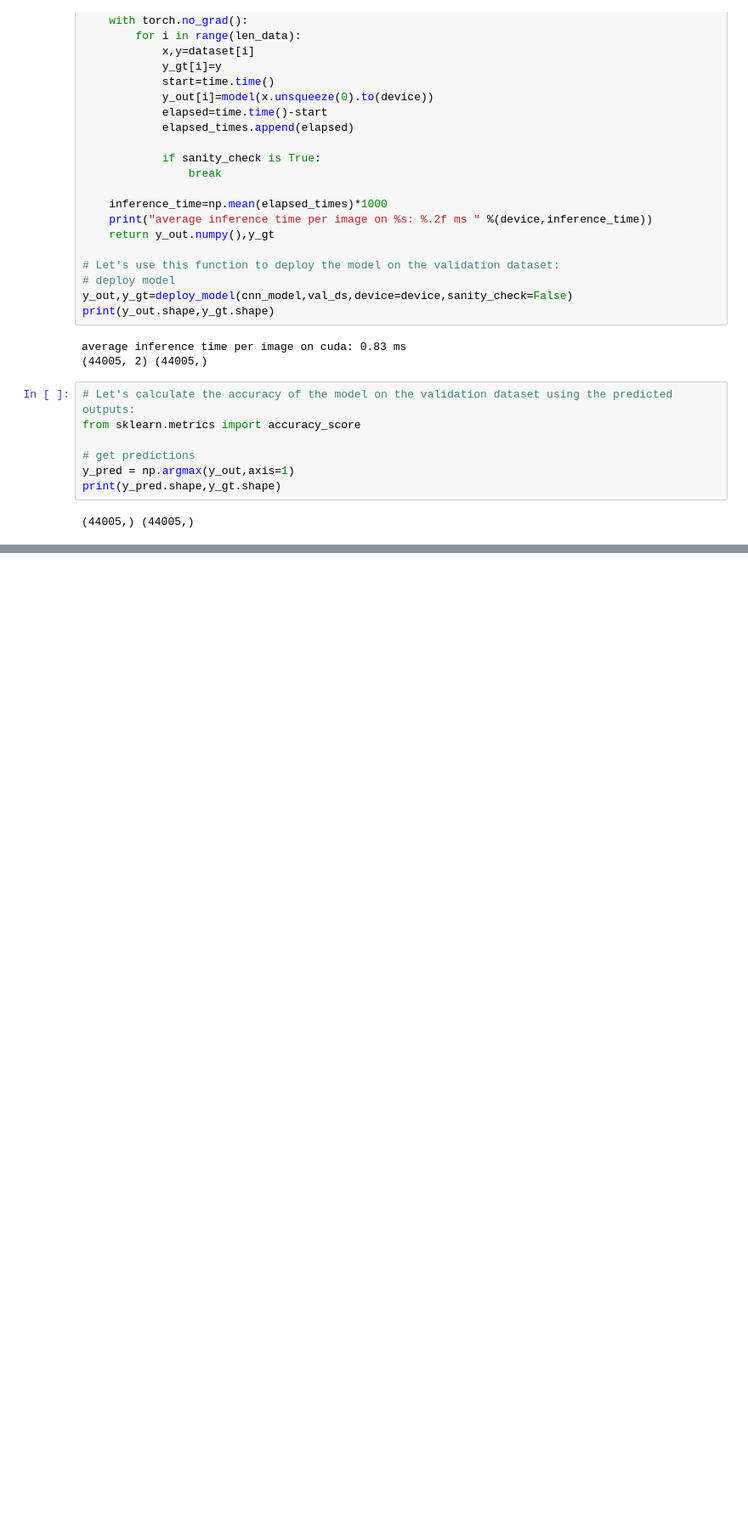
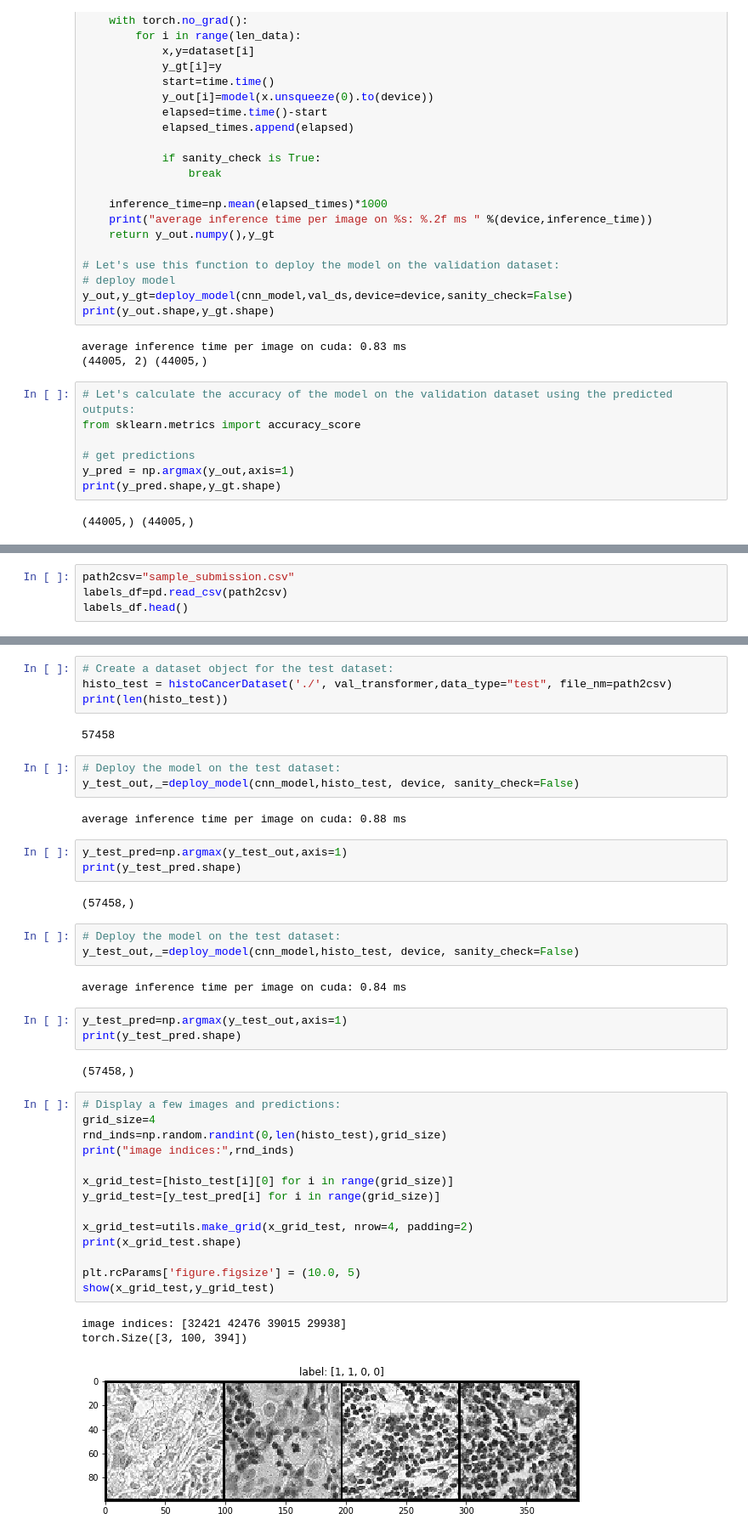
Before and after one commit to vikramkrishnan9885/MyColab, a Jupyter notebook: BinaryImageClassification.ipynb, the cells around one changed output, grey strips where cells are left out. Shown at 85% size. Saved outputs shown, nothing was run; the diff lists cells and outputs as text; blank space fills up the shorter version.

```diff
--- a/BinaryImageClassification.ipynb
+++ b/BinaryImageClassification.ipynb
@@ -1067,0 +1072,4 @@ average inference time per image on cpu: 1.64 ms
+# %%
+path2csv="sample_submission.csv"
+labels_df=pd.read_csv(path2csv)
+labels_df.head()
@@ -1067,0 +1083,44 @@ average inference time per image on cpu: 1.64 ms
+# %%
+# Create a dataset object for the test dataset:
+histo_test = histoCancerDataset('./', val_transformer,data_type="test", file_nm=path2csv)
+print(len(histo_test))
+# %% [output]
+57458
+# %%
+# Deploy the model on the test dataset:
+y_test_out,_=deploy_model(cnn_model,histo_test, device, sanity_check=False)
+# %% [output]
+average inference time per image on cuda: 0.88 ms
+# %%
+y_test_pred=np.argmax(y_test_out,axis=1)
+print(y_test_pred.shape)
+# %% [output]
+(57458,)
+# %%
+# Deploy the model on the test dataset:
+y_test_out,_=deploy_model(cnn_model,histo_test, device, sanity_check=False)
+# %% [output]
+average inference time per image on cuda: 0.84 ms
+# %%
+y_test_pred=np.argmax(y_test_out,axis=1)
+print(y_test_pred.shape)
+# %% [output]
+(57458,)
+# %%
+# Display a few images and predictions:
+grid_size=4
+rnd_inds=np.random.randint(0,len(histo_test),grid_size)
+print("image indices:",rnd_inds)
+
+x_grid_test=[histo_test[i][0] for i in range(grid_size)]
+y_grid_test=[y_test_pred[i] for i in range(grid_size)]
+
+x_grid_test=utils.make_grid(x_grid_test, nrow=4, padding=2)
+print(x_grid_test.shape)
+
+plt.rcParams['figure.figsize'] = (10.0, 5)
+show(x_grid_test,y_grid_test)
+# %% [output]
+image indices: [32421 42476 39015 29938]
+torch.Size([3, 100, 394])
+[figure, added]
```
Also changed, not shown: parts of 10 cells of this notebook.
